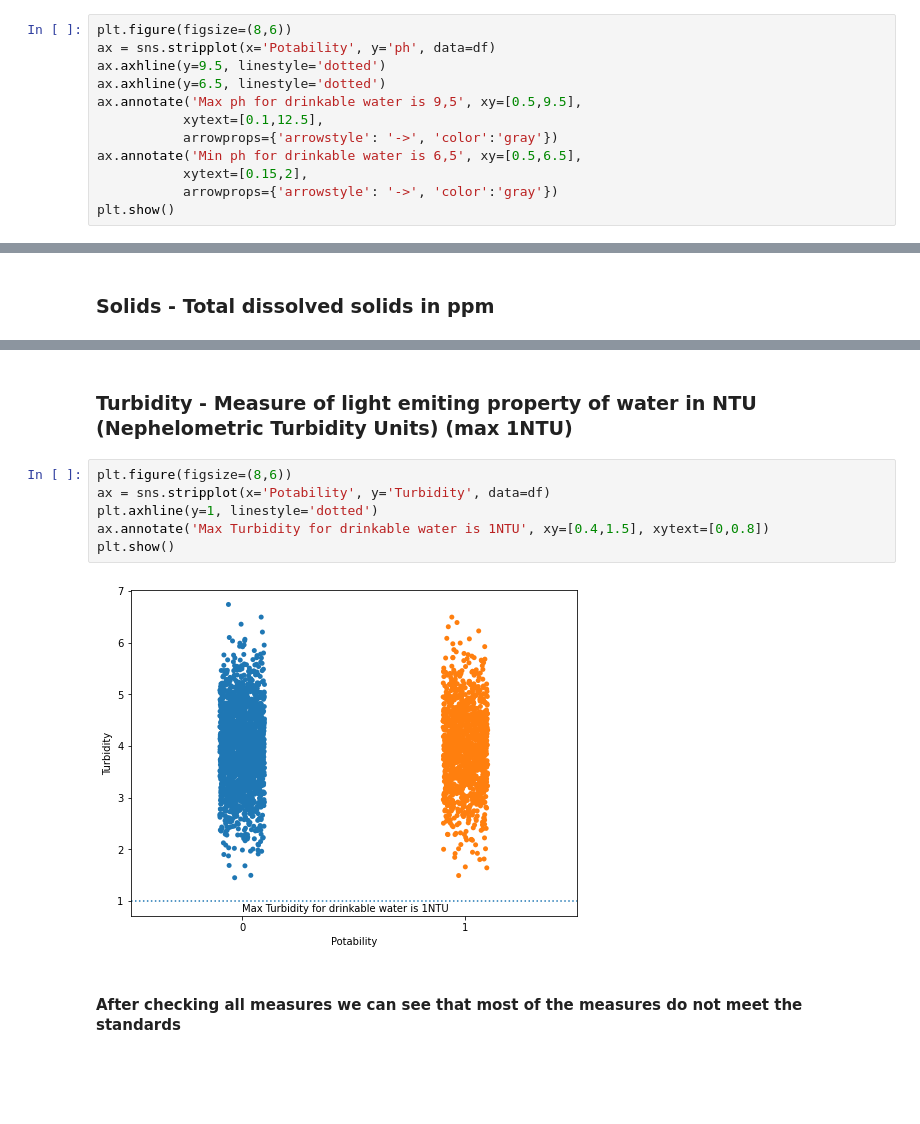
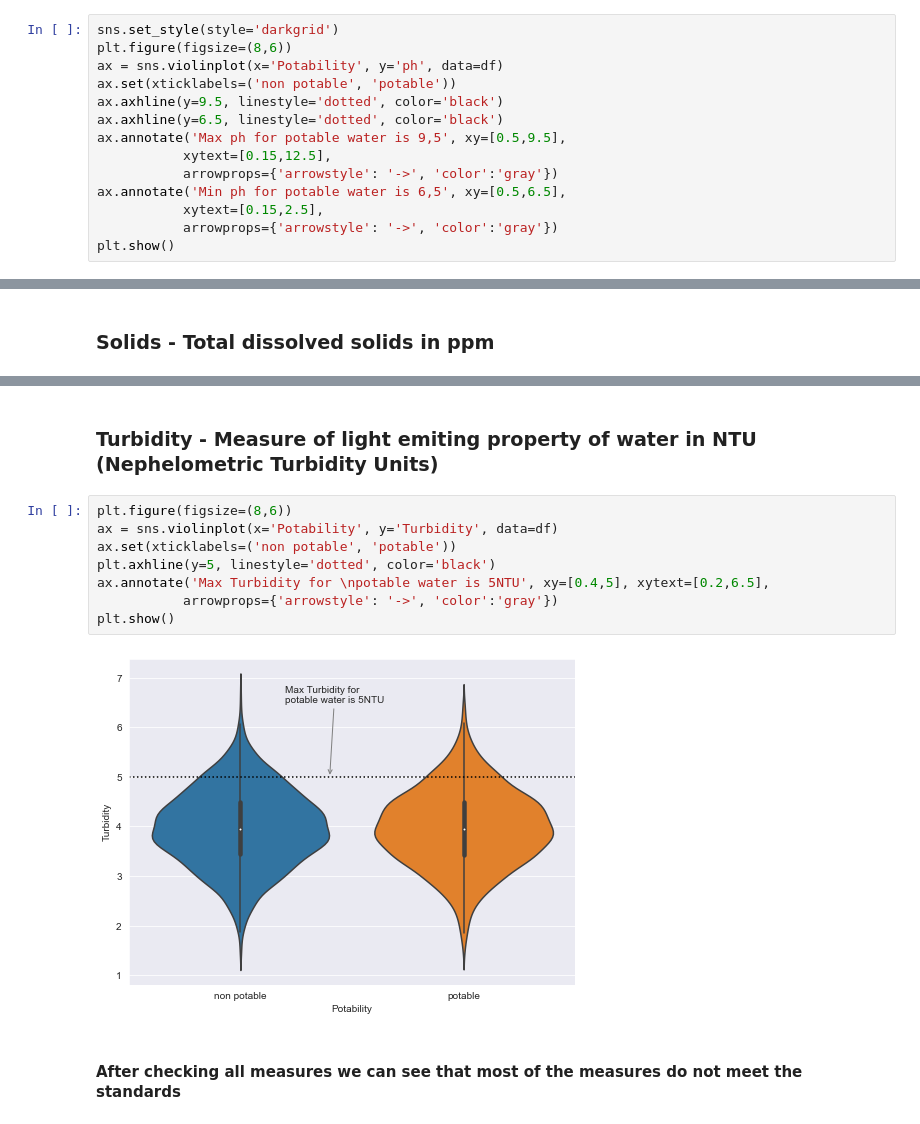
Before and after one commit to AleksanderWernik/Water_potability, a Jupyter notebook: Woda.ipynb, the cells around one changed output, grey strips where cells are left out. Cells and saved outputs as stored; diff of their text form; blank space fills up the shorter version.

Commit message:
charts update

```diff
--- a/Woda.ipynb
+++ b/Woda.ipynb
@@ -94,15 +66,17 @@ plt.show()
 # %% [markdown]
 ### pH of water
 # %%
+sns.set_style(style='darkgrid')
 plt.figure(figsize=(8,6))
-ax = sns.stripplot(x='Potability', y='ph', data=df)
-ax.axhline(y=9.5, linestyle='dotted')
-ax.axhline(y=6.5, linestyle='dotted')
-ax.annotate('Max ph for drinkable water is 9,5', xy=[0.5,9.5],
-           xytext=[0.1,12.5],
+ax = sns.violinplot(x='Potability', y='ph', data=df)
+ax.set(xticklabels=('non potable', 'potable'))
+ax.axhline(y=9.5, linestyle='dotted', color='black')
+ax.axhline(y=6.5, linestyle='dotted', color='black')
+ax.annotate('Max ph for potable water is 9,5', xy=[0.5,9.5],
+           xytext=[0.15,12.5],
            arrowprops={'arrowstyle': '->', 'color':'gray'})
-ax.annotate('Min ph for drinkable water is 6,5', xy=[0.5,6.5],
-           xytext=[0.15,2],
+ax.annotate('Min ph for potable water is 6,5', xy=[0.5,6.5],
+           xytext=[0.15,2.5],
            arrowprops={'arrowstyle': '->', 'color':'gray'})
 plt.show()
 # %% [output]
@@ -188,12 +169,14 @@ plt.show()
 # %% [markdown]
-### Turbidity - Measure of light emiting property of water in NTU (Nephelometric Turbidity Units) (max 1NTU)
+### Turbidity - Measure of light emiting property of water in NTU (Nephelometric Turbidity Units)
 # %%
 plt.figure(figsize=(8,6))
-ax = sns.stripplot(x='Potability', y='Turbidity', data=df)
-plt.axhline(y=1, linestyle='dotted')
-ax.annotate('Max Turbidity for drinkable water is 1NTU', xy=[0.4,1.5], xytext=[0,0.8])
+ax = sns.violinplot(x='Potability', y='Turbidity', data=df)
+ax.set(xticklabels=('non potable', 'potable'))
+plt.axhline(y=5, linestyle='dotted', color='black')
+ax.annotate('Max Turbidity for \npotable water is 5NTU', xy=[0.4,5], xytext=[0.2,6.5],
+           arrowprops={'arrowstyle': '->', 'color':'gray'})
 plt.show()
 # %% [output]
-[figure, old version]
+[figure, new version]
 # %% [markdown]
 #### After checking all measures we can see that most of the measures do not meet the standards
```
Also changed, not shown: parts of 41 cells of this notebook.
